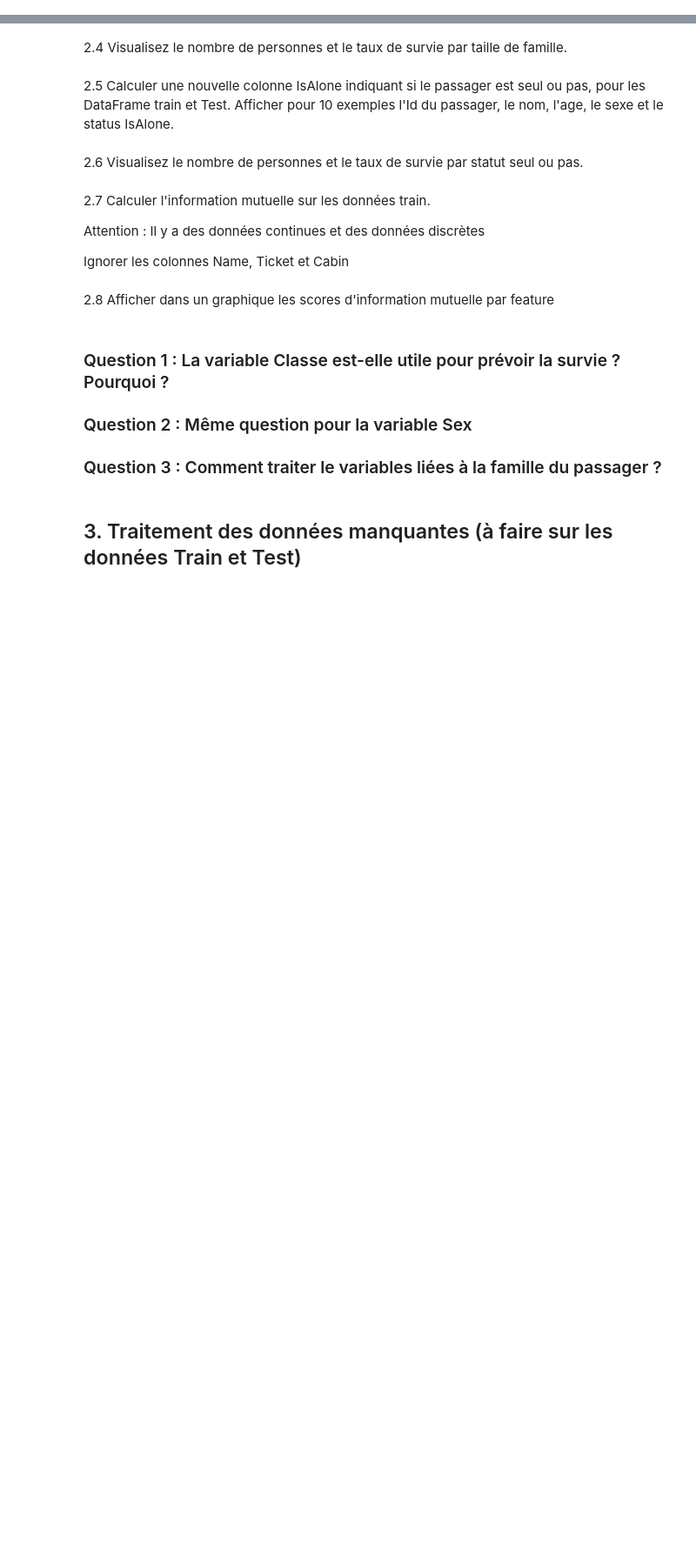
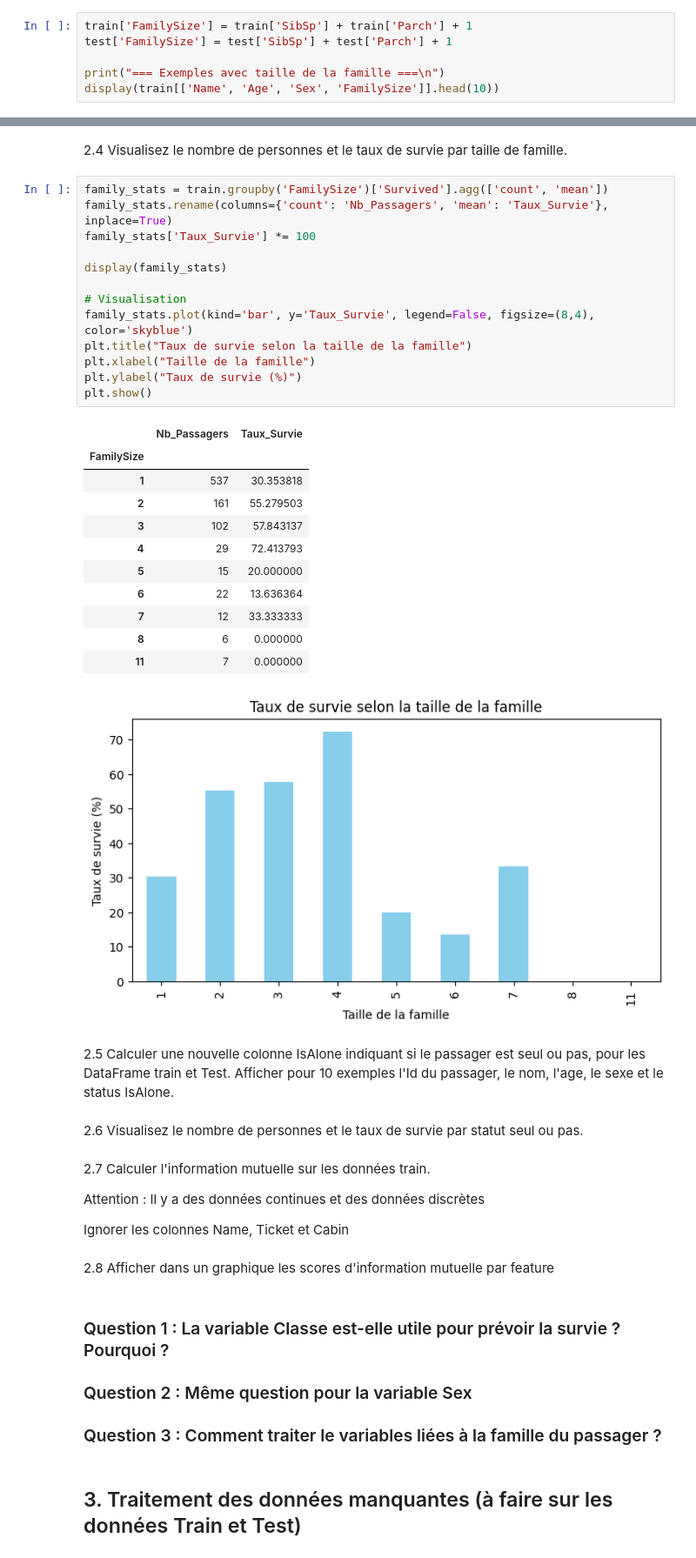
Before and after one commit to ArthurPoncin/Calculs, a Jupyter notebook: CollecteDonnees/tp_collecte.ipynb, the cells around one changed output, grey strips where cells are left out. Shown: that part at 87% size. Cells and saved outputs as stored; diff of their text form; blank space fills up the shorter version.

```diff
--- a/CollecteDonnees/tp_collecte.ipynb
+++ b/CollecteDonnees/tp_collecte.ipynb
@@ -174,3 +174,9 @@ Name: Survived, dtype: float64
 On voit clairement que les femmes présentent un taux de survie bien plus élevé que les hommes
 # %% [markdown]
 2.3 Calculer une nouvelle colonne FamilySize contenant la taille de la famille, pour les DataFrame train et Test. Afficher pour 10 exemples l'Id du passager, le nom, l'age, le sexe et la taille de la famille.
+# %%
+train['FamilySize'] = train['SibSp'] + train['Parch'] + 1
+test['FamilySize'] = test['SibSp'] + test['Parch'] + 1
+
+print("=== Exemples avec taille de la famille ===\n")
+display(train[['Name', 'Age', 'Sex', 'FamilySize']].head(10))
@@ -177,5 +197,31 @@ On voit clairement que les femmes présentent un taux de survie bien plus élev
 # %% [markdown]
 2.4 Visualisez le nombre de personnes et le taux de survie par taille de famille.
+# %%
+family_stats = train.groupby('FamilySize')['Survived'].agg(['count', 'mean'])
+family_stats.rename(columns={'count': 'Nb_Passagers', 'mean': 'Taux_Survie'}, inplace=True)
+family_stats['Taux_Survie'] *= 100
+
+display(family_stats)
+
+# Visualisation
+family_stats.plot(kind='bar', y='Taux_Survie', legend=False, figsize=(8,4), color='skyblue')
+plt.title("Taux de survie selon la taille de la famille")
+plt.xlabel("Taille de la famille")
+plt.ylabel("Taux de survie (%)")
+plt.show()
+# %% [output]
+|  | Nb_Passagers | Taux_Survie |
+| FamilySize |  |  |
+| 1 | 537 | 30.353818 |
+| 2 | 161 | 55.279503 |
+| 3 | 102 | 57.843137 |
+| 4 | 29 | 72.413793 |
+| 5 | 15 | 20.000000 |
+| 6 | 22 | 13.636364 |
+| 7 | 12 | 33.333333 |
+| 8 | 6 | 0.000000 |
+| 11 | 7 | 0.000000 |
+[figure, added]
 # %% [markdown]
 2.5 Calculer une nouvelle colonne IsAlone indiquant si le passager est seul ou pas, pour les DataFrame train et Test. Afficher pour 10 exemples l'Id du passager, le nom, l'age, le sexe et le status IsAlone.
 # %% [markdown]
```
Also changed, not shown: parts of 1 cell of this notebook.
